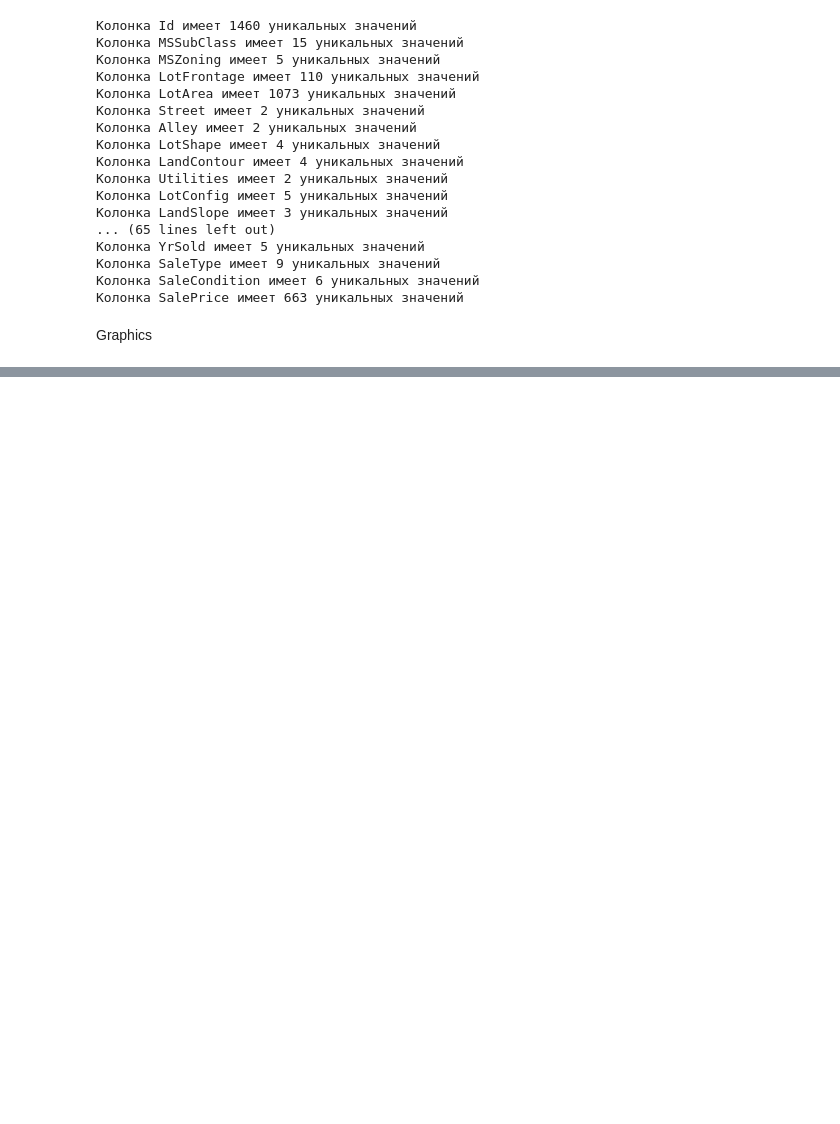
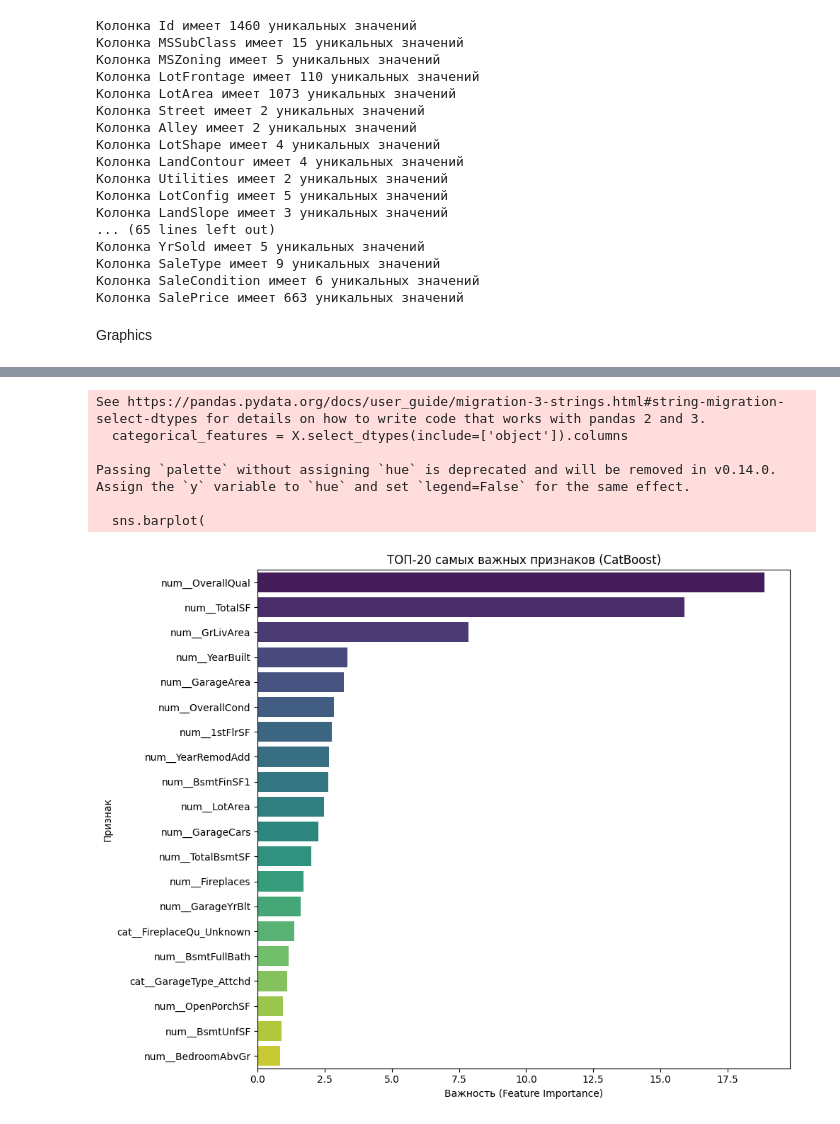
Before and after one commit to Artem61732/house_prices, a Jupyter notebook: notebooks/eda.ipynb, the cells around one changed output, grey strips where cells are left out. Saved outputs shown, nothing was run; the diff lists cells and outputs as text; code cells hidden in the pictures; blank space fills up the shorter version.

```diff
--- a/notebooks/eda.ipynb
+++ b/notebooks/eda.ipynb
@@ -134,0 +264,78 @@ ValueError: could not convert string to float: 'RL'
+# %%
+# Код для получения Feature Importances модели CatBoost
+import pandas as pd
+import matplotlib.pyplot as plt
+import seaborn as sns
+
+# Импортируем модули из проекта
+import sys, os
+current_dir = os.getcwd()
+if os.path.basename(current_dir) == 'notebooks':
+    os.chdir('..')
+    sys.path.append(os.getcwd())
+
+from src.data import load_data, split_data
+from src.features import feature_engineering
+from src.preprocess import get_preprocessor
+from src.models import get_models
+from sklearn.pipeline import Pipeline
+import numpy as np
+
+# 1. Загружаем и готовим данные
+X, y, _ = load_data()
+X = feature_engineering(X)
+y = np.log1p(y)
+X_train, _, y_train, _ = split_data(X, y)
+
+# 2. Собираем препроцессор и модель CatBoost
+numeric_features = X.select_dtypes(include=['int64', 'float64']).columns
+categorical_features = X.select_dtypes(include=['object']).columns
+preprocessor = get_preprocessor(numeric_features, categorical_features)
+models = get_models()
+catboost_model = models['CatBoost']
+
+# 3. Собираем и обучаем пайплайн
+pipeline = Pipeline(steps=[
+    ('preprocessor', preprocessor),
+    ('model', catboost_model)
+])
+pipeline.fit(X_train, y_train)
+
+# 4. Достаем названия признаков после препроцессинга (OneHotEncoder)
+feature_names = pipeline.named_steps['preprocessor'].get_feature_names_out()
+
+# 5. Достаем важность признаков из CatBoost
+importances = pipeline.named_steps['model'].feature_importances_
+
+# 6. Создаем DataFrame и сортируем
+feature_importance_df = pd.DataFrame({
+    'Feature': feature_names,
+    'Importance': importances
+})
+feature_importance_df = feature_importance_df.sort_values(by='Importance', ascending=False)
+
+# 7. Рисуем ТОП-20 признаков
+plt.figure(figsize=(10, 8))
+sns.barplot(
+    x='Importance',
+    y='Feature',
+    data=feature_importance_df.head(20),
+    palette='viridis'
+)
+plt.title('ТОП-20 самых важных признаков (CatBoost)')
+plt.xlabel('Важность (Feature Importance)')
+plt.ylabel('Признак')
+plt.tight_layout()
+plt.show()
+
+# Возвращаем директорию обратно, если меняли
+if os.path.basename(current_dir) == 'notebooks':
+    os.chdir(current_dir)
+# %% [output]
+See https://pandas.pydata.org/docs/user_guide/migration-3-strings.html#string-migration-select-dtypes for details on how to write code that works with pandas 2 and 3.
+  categorical_features = X.select_dtypes(include=['object']).columns
+
+Passing `palette` without assigning `hue` is deprecated and will be removed in v0.14.0. Assign the `y` variable to `hue` and set `legend=False` for the same effect.
+
+  sns.barplot(
+[figure, added]
```
Also changed, not shown: parts of 5 cells of this notebook, 13 other files.
